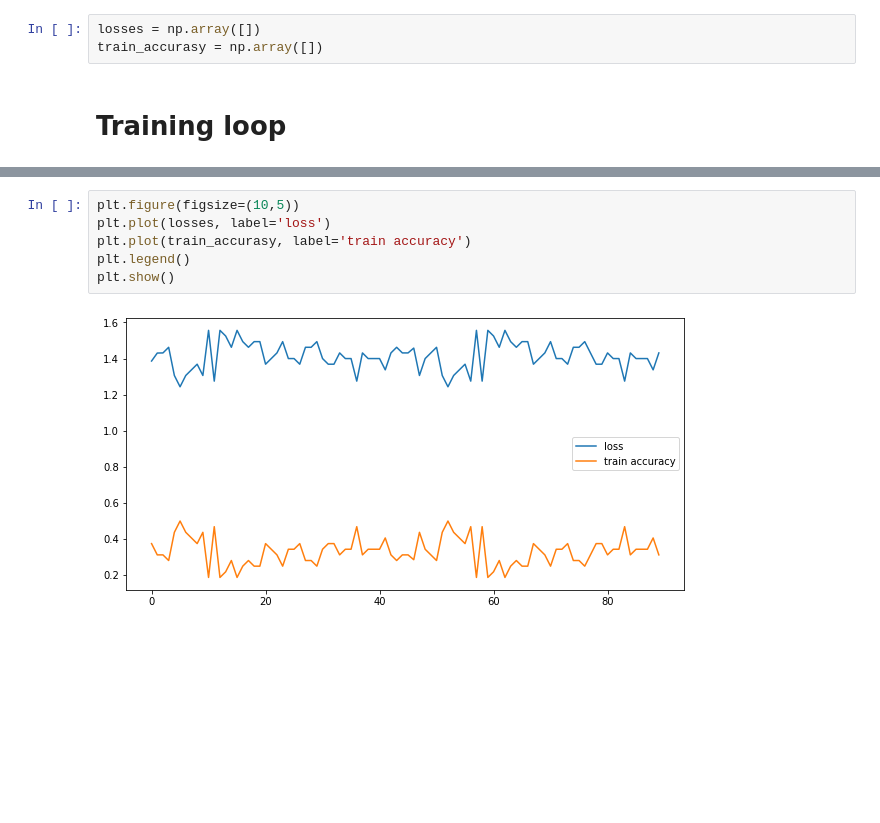
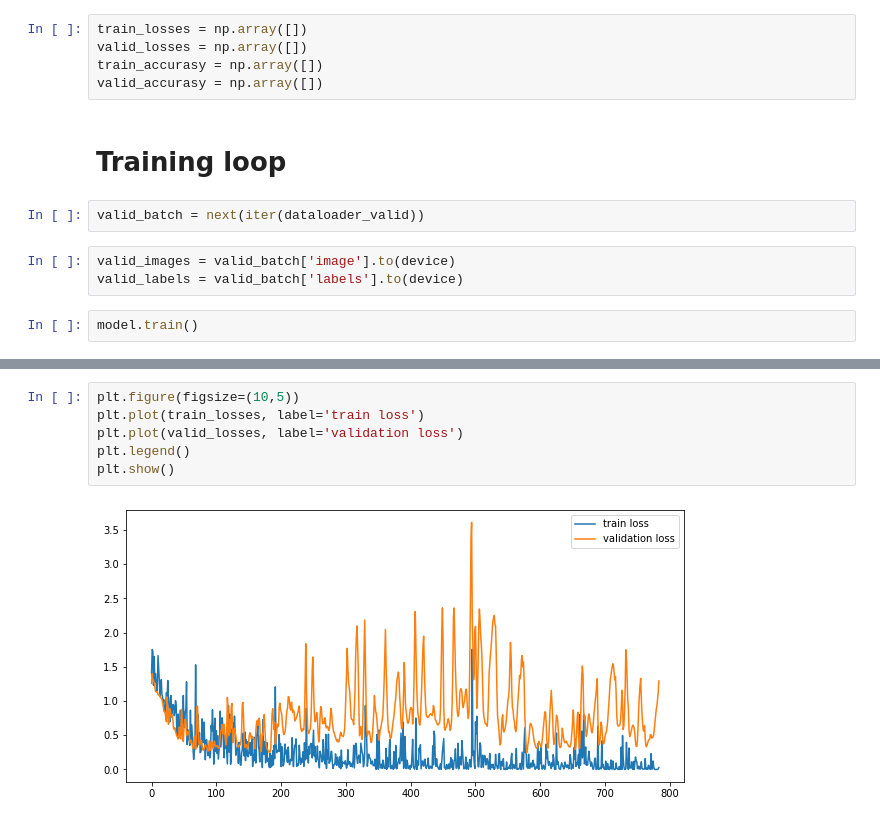
Before and after one commit to akorol98/Plant-Pathology, a Jupyter notebook: main.ipynb, the cells around one changed output, grey strips where cells are left out. Saved outputs shown, nothing was run; the diff lists cells and outputs as text; blank space fills up the shorter version.

```diff
--- a/main.ipynb
+++ b/main.ipynb
@@ -218,5 +269,14 @@ optimizer = torch.optim.Adam(netPPC.parameters(), lr=lr, betas=(beta1, 0.999))
 # %%
-losses = np.array([])
+train_losses = np.array([])
+valid_losses = np.array([])
 train_accurasy = np.array([])
+valid_accurasy = np.array([])
 # %% [markdown]
 # Training loop
+# %%
+valid_batch = next(iter(dataloader_valid))
+# %%
+valid_images = valid_batch['image'].to(device)
+valid_labels = valid_batch['labels'].to(device)
+# %%
+model.train()
@@ -269,9 +370,9 @@ for epoch in range(num_epochs):
 KeyboardInterrupt:
 # %%
 plt.figure(figsize=(10,5))
-plt.plot(losses, label='loss')
-plt.plot(train_accurasy, label='train accuracy')
+plt.plot(train_losses, label='train loss')
+plt.plot(valid_losses, label='validation loss')
 plt.legend()
 plt.show()
 # %% [output]
-[figure, old version]
+[figure, new version]
```
Also changed, not shown: parts of 32 cells of this notebook.
